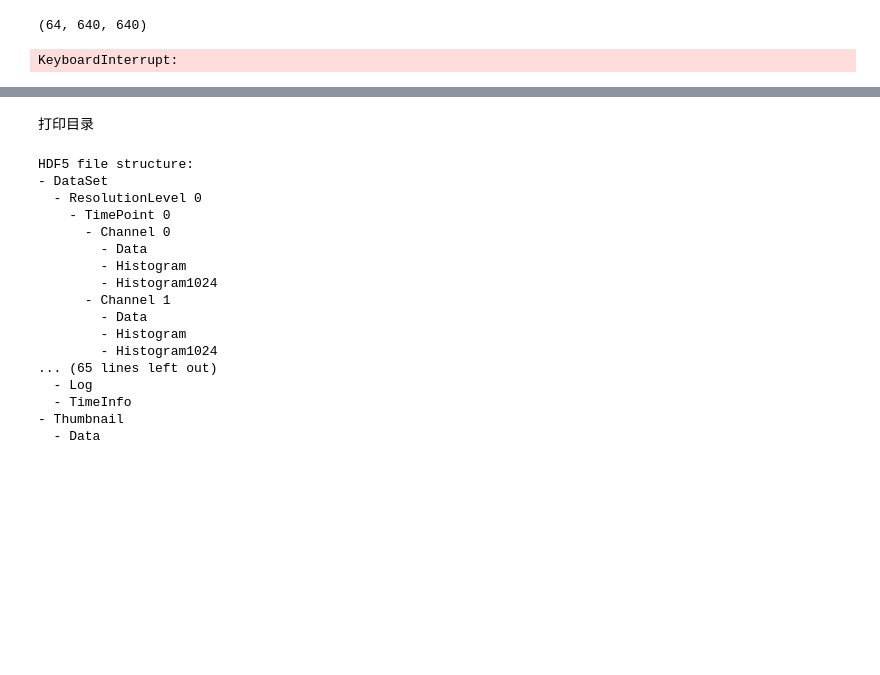
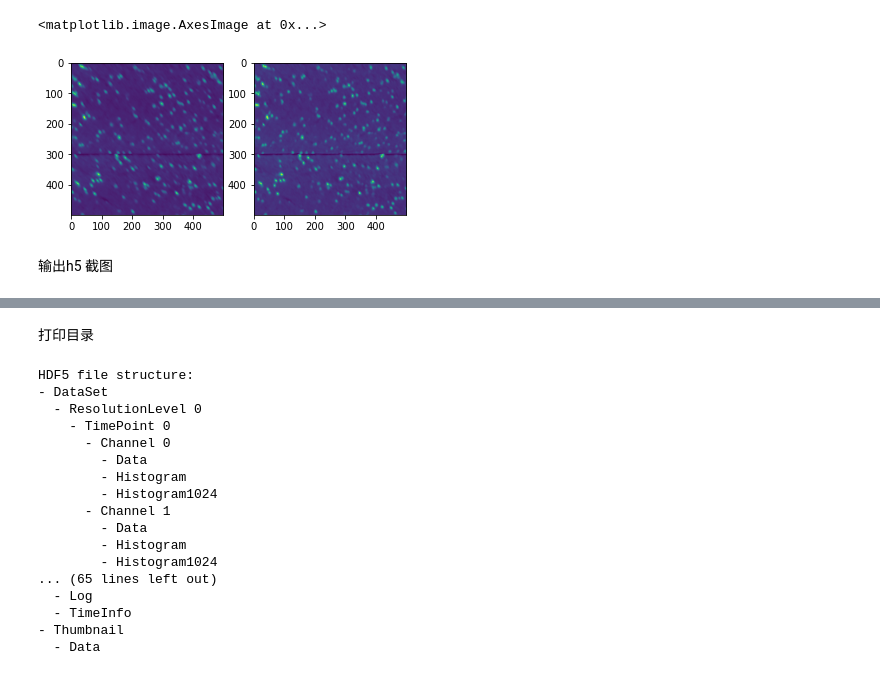
Before and after one commit to wwbwang/sr_3dunet, a Jupyter notebook: scripts/showimg.ipynb, the cells around one changed output, grey strips where cells are left out. Saved outputs shown, nothing was run; the diff lists cells and outputs as text; code cells hidden in the pictures; blank space fills up the shorter version.

```diff
--- a/scripts/showimg.ipynb
+++ b/scripts/showimg.ipynb
@@ -17,10 +13,20 @@ h5 = h5py.File(ims_path, 'r')
-# %%
-img_total = h5['DataSet']['ResolutionLevel 4']['TimePoint 0']['Channel 0']['Data']
-
-img_total.shape
-# %% [output]
-(64, 640, 640)
-# %%
-plt.imshow(img_total[0])
-# %% [output]
-KeyboardInterrupt:
+# %%
+ims_path = '/share/home/wangwb/workspace/sr_3dunet/datasets/CJ4ROI1.ims'
+
+h5 = h5py.File(ims_path, 'r')
+img_total = h5['DataSet']['ResolutionLevel 0']['TimePoint 0']['Channel 0']['Data']
+
+plt.subplot(121)
+plt.imshow(img_total[0:500, 5000, 5000:5500])
+
+ims_path = '/share/home/wangwb/workspace/sr_3dunet/datasets/cellbody/out_h5/output_res0.h5'
+h5 = h5py.File(ims_path, 'r')
+img_total = h5['DataSet']['ResolutionLevel 0']['TimePoint 0']['Channel 0']['Data']
+
+plt.subplot(122)
+plt.imshow(img_total[0:500, 5000, 5000:5500])
+# %% [output]
+<matplotlib.image.AxesImage at 0x...>
+[figure, added]
+# %% [markdown]
+输出h5 截图
```
Also changed, not shown: parts of 3 cells of this notebook, 4 other files.
